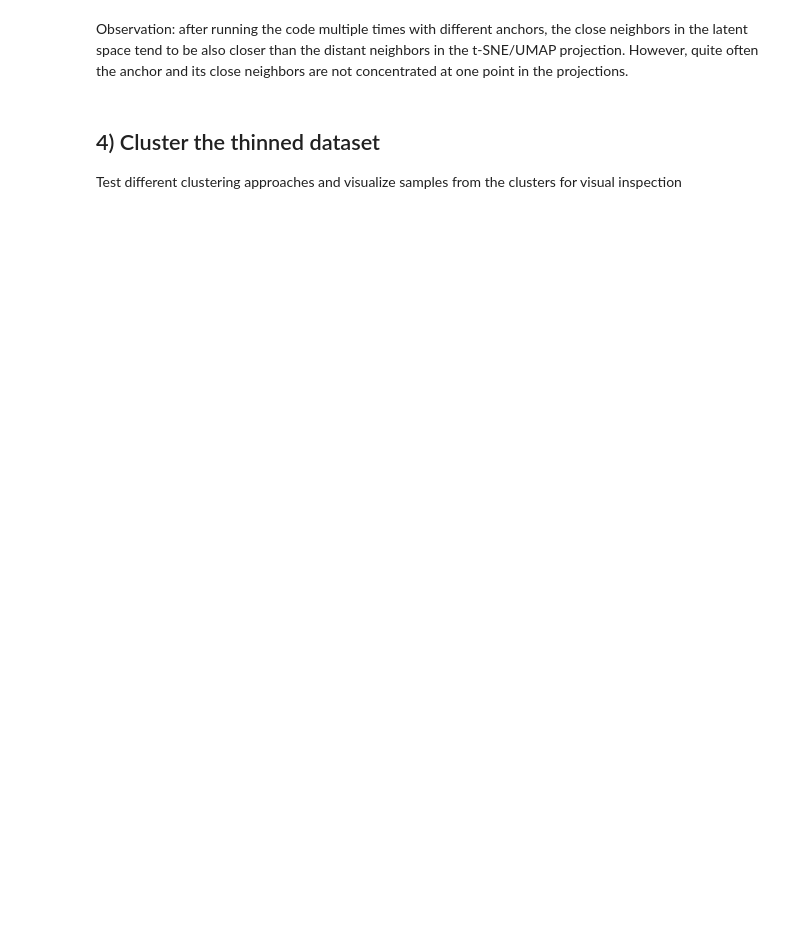
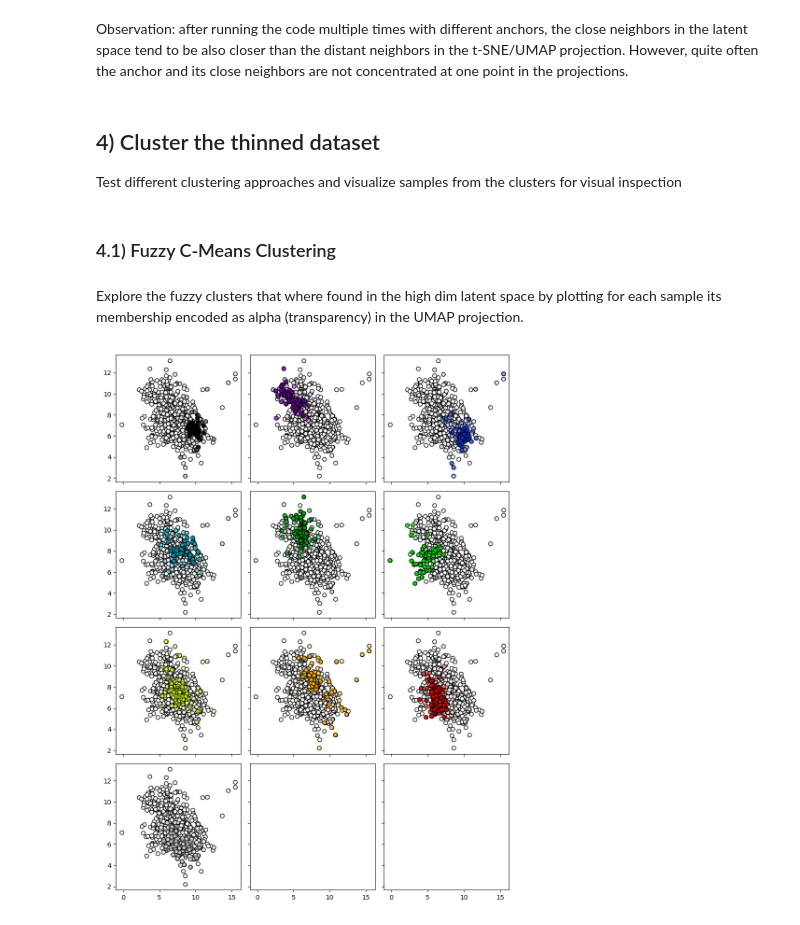
Before and after one commit to kaloeffler/VAME, a Jupyter notebook: analysis_scripts/visualize_latent_space.ipynb, the cells around one changed output. Saved outputs shown, nothing was run; the diff lists cells and outputs as text; code cells hidden in the pictures; blank space fills up the shorter version.

Commit message:
clean up notebook; add plotting of flame; vis clusters

```diff
--- a/analysis_scripts/visualize_latent_space.ipynb
+++ b/analysis_scripts/visualize_latent_space.ipynb
@@ -33,14 +37,12 @@ logging.basicConfig(level=logging.INFO, format='%(levelname)s: %(asctime)s: %(me
 # %%
 PROJECT_PATH = "/home/katharina/vame_approach/themis_tail_belly_align"
 
-anchor_idx = 4000 # select a time point to find similar neighbors to
-
+# select a time point to find similar neighbors to
 anchor_idx = int(335.6* 120) # standing mouse
 #anchor_idx = int(373.32 * 120) # walking mouse+ tick at the end
 
 SHOW_ALIGNED = True # if True create an aligned video to create snipplets from; otherwise use original video
 min_dist_nn_factor = 1 # config["time_window"] * min_dist_nn_factor will define the min distance in time points between the anchor and between sampled neighbors
-align_landmark_idx = [8,16] # landmarks to use for alignment of the videos
 
 trained_models = [
     (datetime.strptime(element, "%m-%d-%Y-%H-%M"), element)
@@ -140,7 +137,6 @@ if SHOW_ALIGNED:
         create_aligned_mouse_video(
             video_file,
             landmark_file,
-            align_landmark_idx,
             os.path.dirname(aligned_video_path),
             crop_size=(300, 300))
 
@@ -158,5 +154,5 @@ video_clip_data = [(selected_video_file, t_id/ video.getfps(), (0,0,video.width,
 #print(video_clip_data)
 grid_video_name = create_grid_video(video_clip_data,video_clip_duration,speed=0.5) # duration is in seconds!!
 dist_matrix = np.round(squareform(pdist(latent_vectors_all[time_ids])), 3)
-print(f"Distances:\n {dist_matrix}")
+print(f"Distances between latent embeddings:\n {dist_matrix}")
 display.Video(grid_video_name, embed=True,html_attributes="loop autoplay", width=600,height=600)
@@ -352,0 +425,31 @@ sns.histplot(data=fcm_labels_soft,binrange=(0,1), bins=20)
+# %% [markdown]
+### 4.1) Fuzzy C-Means Clustering
+# %%
+n_clusters = 10
+fcm = FCM(n_clusters=n_clusters, m=1.1)
+
+fcm.fit(remaining_embeddings)
+
+# output
+fcm_centers = fcm.centers
+# output is [N,K]: N number of latent embeddings and K the number of clusters; for where each entry is a membership score between 0...1
+fcm_labels_soft = fcm.soft_predict(remaining_embeddings)
+# %% [markdown]
+Explore the fuzzy clusters that where found in the high dim latent space by plotting for each sample its membership encoded as alpha (transparency) in the UMAP projection.
+# %%
+%matplotlib widget
+n_cols = int(n_clusters**0.5)
+n_rows = (n_clusters // n_rows) + max(0, n_clusters - n_rows * (n_clusters // n_rows))
+
+fig, ax = plt.subplots(n_rows, n_cols, sharex=True, sharey=True)
+fig.set_size_inches(3 * n_cols, 3 * n_rows)
+cmap = cm.get_cmap("nipy_spectral", n_clusters)
+for i_cluster in range(n_clusters):
+    i_col = i_cluster % n_cols
+    i_row = i_cluster // n_cols
+    ax[i_row][i_col].scatter(umap_vectors[:,0], umap_vectors[:,1],color="w", edgecolor="k")
+    ax[i_row][i_col].scatter(umap_vectors[:,0], umap_vectors[:,1],color=cmap(i_cluster), alpha=list(fcm_labels_soft[:,i_cluster]), edgecolor="k")
+
+plt.tight_layout()
+# %% [output]
+[figure, added]
```
Also changed, not shown: parts of 35 cells of this notebook.
